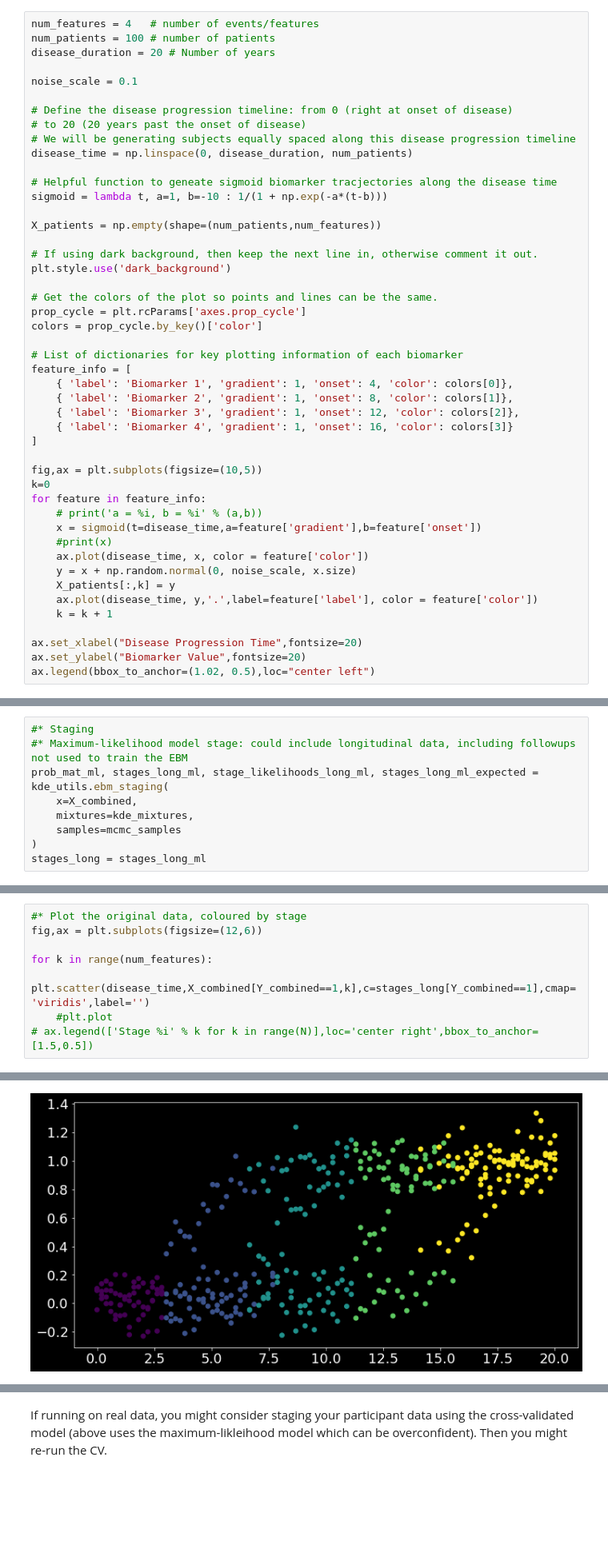
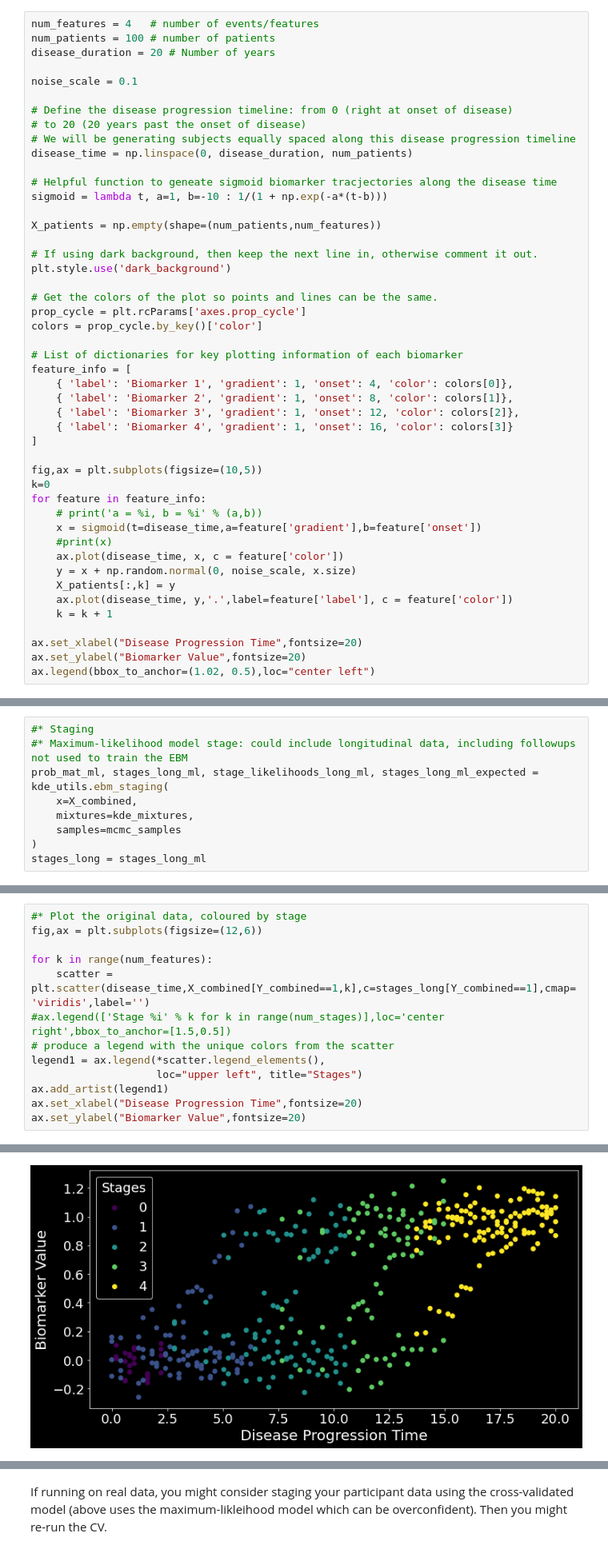
Before and after one commit to siddharthramanan/TeamCoders_Event_Based_Model, a Jupyter notebook: 3_UsingTheEventBasedModel/kde_ebm_walkthrough.ipynb, the cells around one changed output, grey strips where cells are left out. Shown at 80% size. Saved outputs shown, nothing was run; the diff lists cells and outputs as text; blank space fills up the shorter version.

Commit message:
Additional information on kde_utils and stages on the plot

```diff
--- a/3_UsingTheEventBasedModel/kde_ebm_walkthrough.ipynb
+++ b/3_UsingTheEventBasedModel/kde_ebm_walkthrough.ipynb
@@ -71,10 +72,10 @@ for feature in feature_info:
     # print('a = %i, b = %i' % (a,b))
     x = sigmoid(t=disease_time,a=feature['gradient'],b=feature['onset'])
     #print(x)
-    ax.plot(disease_time, x, color = feature['color'])
+    ax.plot(disease_time, x, c = feature['color'])
     y = x + np.random.normal(0, noise_scale, x.size)
     X_patients[:,k] = y
-    ax.plot(disease_time, y,'.',label=feature['label'], color = feature['color'])
+    ax.plot(disease_time, y,'.',label=feature['label'], c = feature['color'])
     k = k + 1
 
 ax.set_xlabel("Disease Progression Time",fontsize=20)
@@ -324,7 +322,12 @@ ax.legend(['Controls','Patients'],fontsize=20)
 fig,ax = plt.subplots(figsize=(12,6))
 
 for k in range(num_features):
-    plt.scatter(disease_time,X_combined[Y_combined==1,k],c=stages_long[Y_combined==1],cmap='viridis',label='')
-    #plt.plot
-# ax.legend(['Stage %i' % k for k in range(N)],loc='center right',bbox_to_anchor=[1.5,0.5])
+    scatter = plt.scatter(disease_time,X_combined[Y_combined==1,k],c=stages_long[Y_combined==1],cmap='viridis',label='')
+#ax.legend(['Stage %i' % k for k in range(num_stages)],loc='center right',bbox_to_anchor=[1.5,0.5])
+# produce a legend with the unique colors from the scatter
+legend1 = ax.legend(*scatter.legend_elements(),
+                    loc="upper left", title="Stages")
+ax.add_artist(legend1)
+ax.set_xlabel("Disease Progression Time",fontsize=20)
+ax.set_ylabel("Biomarker Value",fontsize=20)
 # %% [output]
@@ -331,4 +335,4 @@ for k in range(num_features):
-[figure, old version]
+[figure, new version]
 # %% [markdown]
 <hr/>
 <hr/>
```
Also changed, not shown: parts of 16 cells of this notebook.
